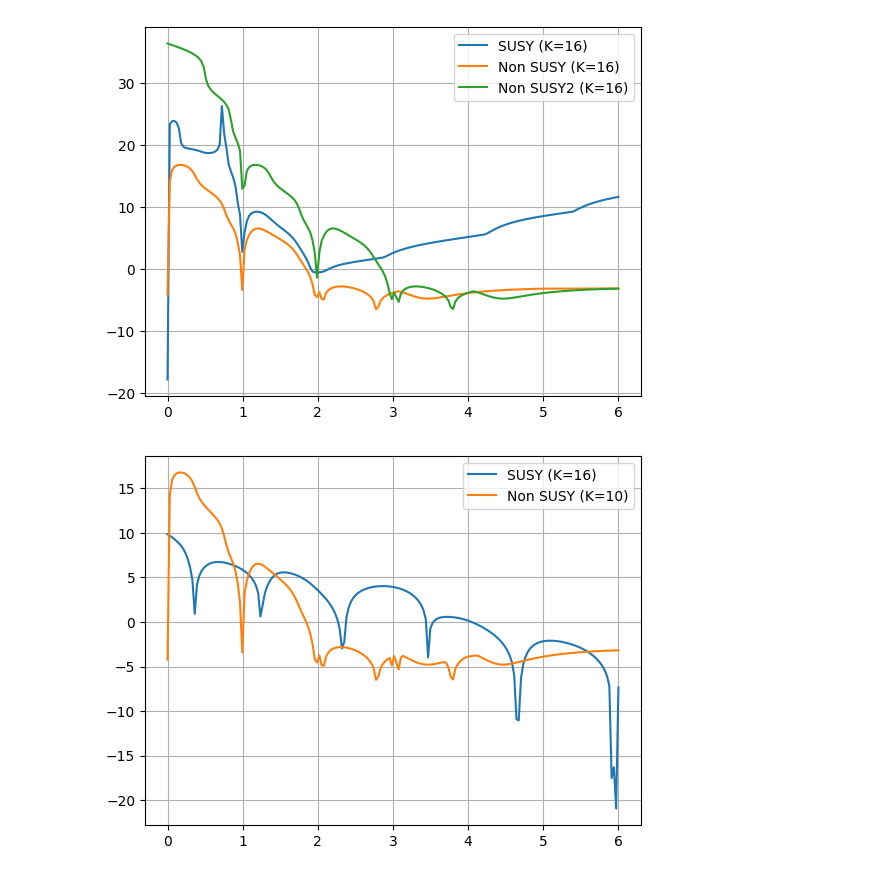
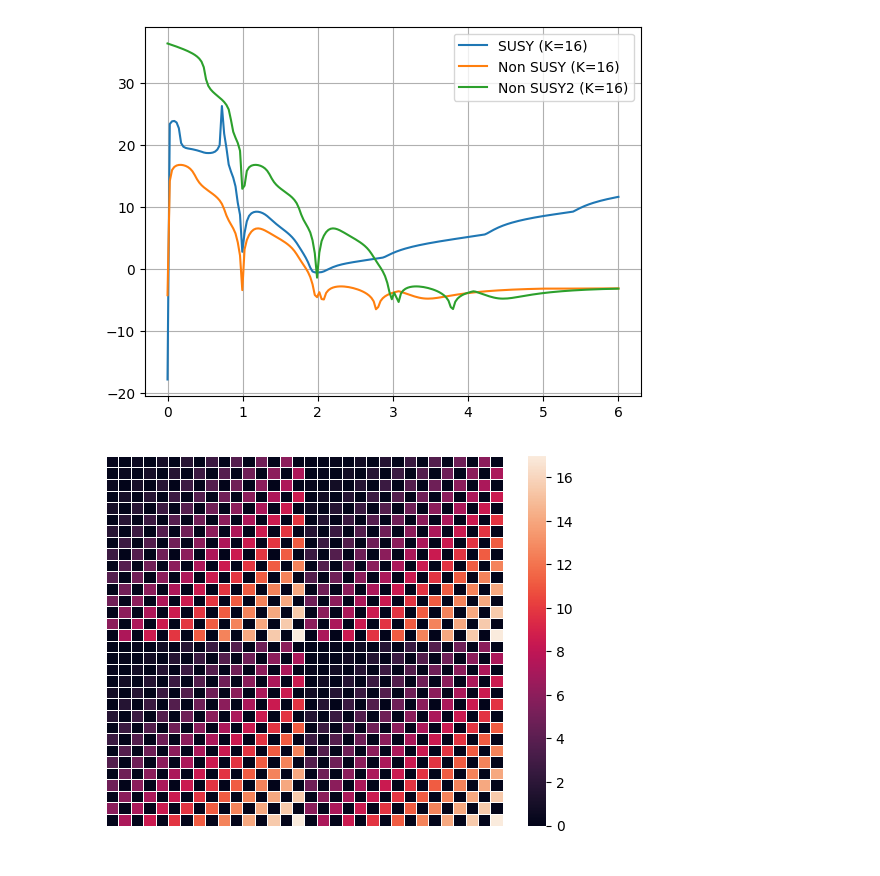
Before and after one commit to Newtech66/mtp-matrix-bootstrap, a Jupyter notebook: sdpa/sdpa_susy.ipynb, the cells around one changed output. Cells and saved outputs as stored; diff of their text form; code cells hidden in the pictures.

```diff
--- a/sdpa/sdpa_susy.ipynb
+++ b/sdpa/sdpa_susy.ipynb
@@ -272,15 +272,24 @@ plt.legend()
 plt.show()
 # %% [output]
 [figure]
-# %%
-data=np.load('./data/susy_fixed_x4.npz', allow_pickle=True)
-plt.plot(data['Es'], np.log(np.fabs(data['ts'][:, 0])), label='SUSY (K=16)')
-plt.plot(Es, np.minimum(np.log(np.fabs(ts3)),np.log(np.fabs(ts2))), label='Non SUSY (K=10)')
-# plt.plot(Es, np.log(np.fabs(ts3)), label='Non SUSY2 (K=10)')
-plt.grid()
-plt.legend()
-plt.show()
-# %% [output]
-[figure, removed]
 # %%
-t = p.solve(00.33165829)
+t = p.solve(0.99497487)
+# %%
+s = []
+K = 16
+with open('aho.result','r') as rfile:
+    lines = rfile.readlines()
+    for lpos, line in enumerate(lines):
+        if line.startswith('xMat'):
+            for i in range(2*K-1):
+                s.append(np.double(lines[lpos+2+i][3:-4].split(',')))
+            s.append(np.double(lines[lpos+2+2*K-1][3:-7].split(',')))
+            s=np.array(s)
+            break
+s -= np.eye(2*K)*t
+ax = sns.heatmap(np.log10(1+np.abs(s)), linewidth=0.5)
+plt.xticks(ticks=[], labels=[])
+plt.yticks(ticks=[], labels=[])
+plt.show()
+# %% [output]
+[figure, added]
```
Also changed, not shown: parts of 4 cells of this notebook, 2 other files.
